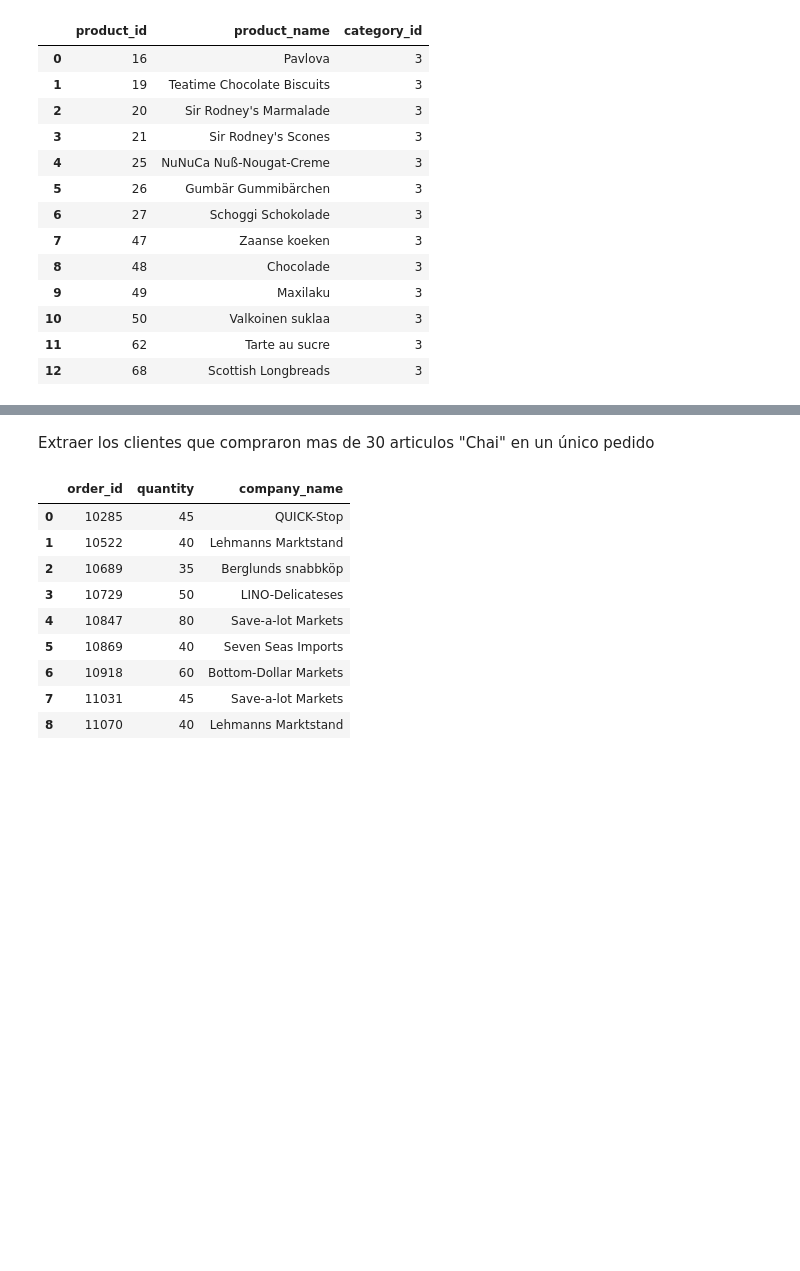
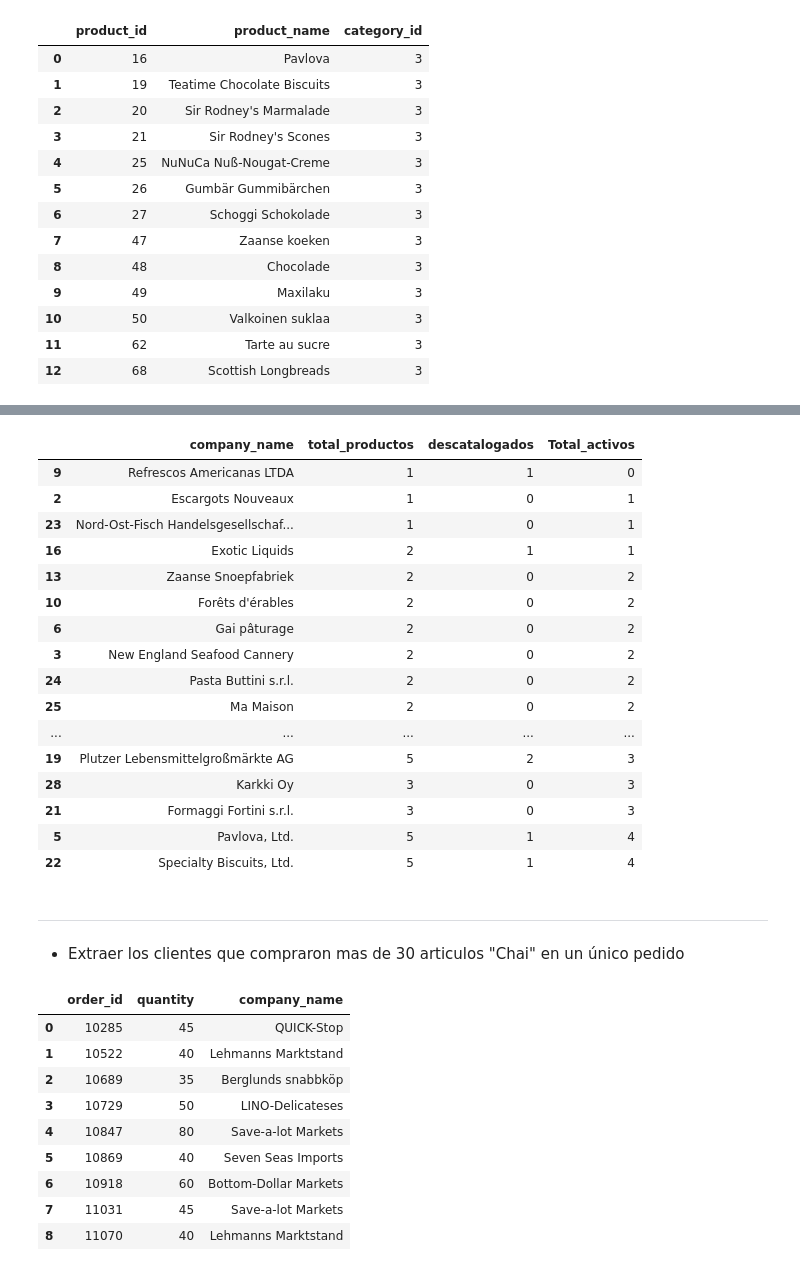
Before and after one commit to davidsequeiro/Ejercicios-DavidSequeiro, a Jupyter notebook: Python/Test_PythonSql.ipynb, the cells around one changed output, grey strips where cells are left out. Saved outputs shown, nothing was run; the diff lists cells and outputs as text; code cells hidden in the pictures; blank space fills up the shorter version.

```diff
--- a/Python/Test_PythonSql.ipynb
+++ b/Python/Test_PythonSql.ipynb
@@ -957,6 +1070,43 @@ display(tabla)
+# %%
+sql_query = '''
+SELECT s.company_name,
+	COUNT(p.product_name) AS total_productos,
+	SUM(p.discontinued) AS descatalogados
+ FROM suppliers s
+LEFT JOIN products p ON p.supplier_id = s.supplier_id
+GROUP BY company_name
+'''
+cursor = conn.cursor()
+cursor.execute(sql_query)
+rows = cursor.fetchall()
+colnames = [desc[0] for desc in cursor.description]
+cursor.close()
+pvdor_catalogo= pd.DataFrame(data = rows, columns = colnames)
+pvdor_catalogo['Total_activos'] = pvdor_catalogo['total_productos'] - pvdor_catalogo['descatalogados']
+pvdor_catalogo.sort_values(by='Total_activos',ascending=True,inplace=True)
+pvdor_catalogo
+# %% [output]
+|  | company_name | total_productos | descatalogados | Total_activos |
+| 9 | Refrescos Americanas LTDA | 1 | 1 | 0 |
+| 2 | Escargots Nouveaux | 1 | 0 | 1 |
+| 23 | Nord-Ost-Fisch Handelsgesellschaf... | 1 | 0 | 1 |
+| 16 | Exotic Liquids | 2 | 1 | 1 |
+| 13 | Zaanse Snoepfabriek | 2 | 0 | 2 |
+| 10 | Forêts d'érables | 2 | 0 | 2 |
+| 6 | Gai pâturage | 2 | 0 | 2 |
+| 3 | New England Seafood Cannery | 2 | 0 | 2 |
+| 24 | Pasta Buttini s.r.l. | 2 | 0 | 2 |
+| 25 | Ma Maison | 2 | 0 | 2 |
+| ... | ... | ... | ... | ... |
+| 19 | Plutzer Lebensmittelgroßmärkte AG | 5 | 2 | 3 |
+| 28 | Karkki Oy | 3 | 0 | 3 |
+| 21 | Formaggi Fortini s.r.l. | 3 | 0 | 3 |
+| 5 | Pavlova, Ltd. | 5 | 1 | 4 |
+| 22 | Specialty Biscuits, Ltd. | 5 | 1 | 4 |
 # %% [markdown]
+___
 
-Extraer los clientes que compraron mas de 30 articulos "Chai" en un único
+- Extraer los clientes que compraron mas de 30 articulos "Chai" en un único
 pedido
 # %%
 sql_query = '''
```
Also changed, not shown: parts of 119 cells of this notebook.
